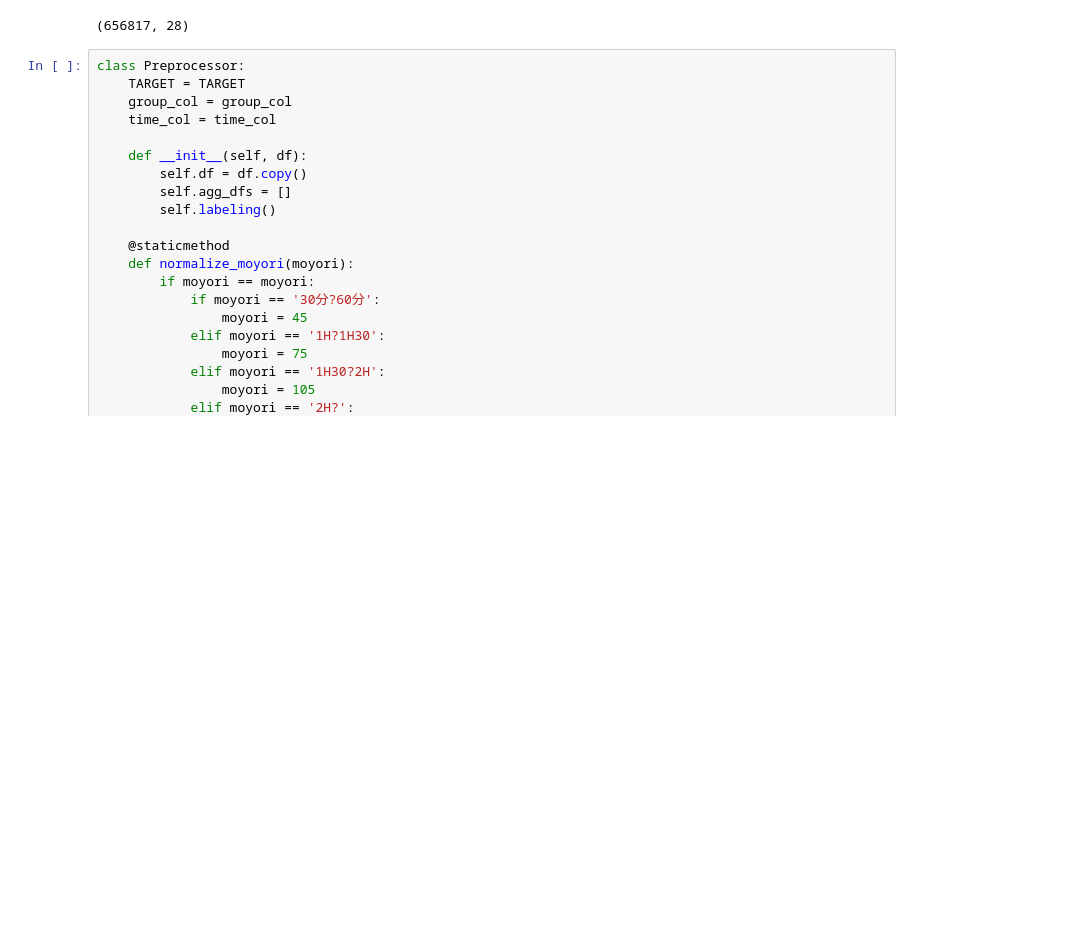
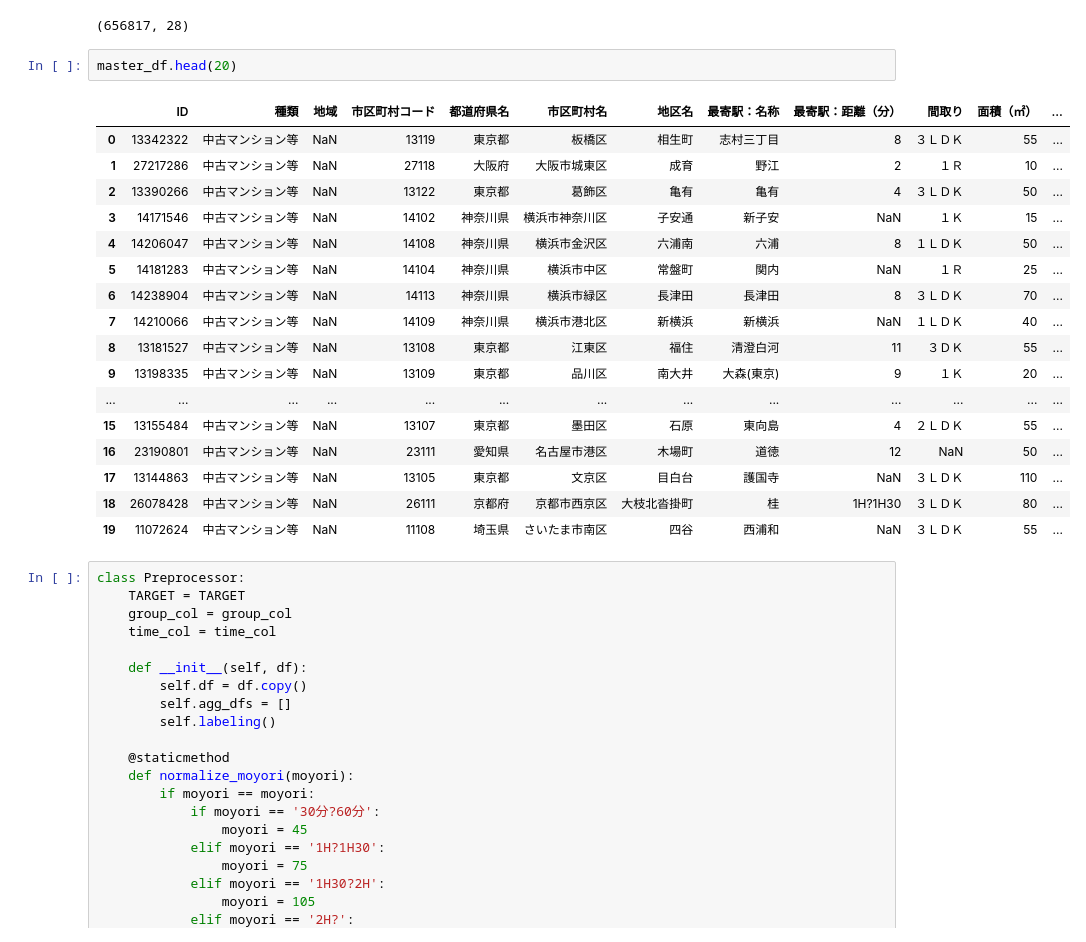
Before and after one commit to toyamaruru/cpt_training, a Jupyter notebook: app/cpt_lightGBM.ipynb, the cells around one changed output. Saved outputs shown, nothing was run; the diff lists cells and outputs as text; blank space fills up the shorter version.

```diff
--- a/app/cpt_lightGBM.ipynb
+++ b/app/cpt_lightGBM.ipynb
@@ -88,6 +69,26 @@ sub_df = pd.read_csv(BASE_PATH + 'input/sample_submission.csv')
 master_df.shape
 # %% [output]
 (656817, 28)
+# %%
+master_df.head(20)
+# %% [output]
+|  | ID | 種類 | 地域 | 市区町村コード | 都道府県名 | 市区町村名 | 地区名 | 最寄駅：名称 | 最寄駅：距離（分） | 間取り | 面積（㎡） | ... |
+| 0 | 13342322 | 中古マンション等 | NaN | 13119 | 東京都 | 板橋区 | 相生町 | 志村三丁目 | 8 | ３ＬＤＫ | 55 | ... |
+| 1 | 27217286 | 中古マンション等 | NaN | 27118 | 大阪府 | 大阪市城東区 | 成育 | 野江 | 2 | １Ｒ | 10 | ... |
+| 2 | 13390266 | 中古マンション等 | NaN | 13122 | 東京都 | 葛飾区 | 亀有 | 亀有 | 4 | ３ＬＤＫ | 50 | ... |
+| 3 | 14171546 | 中古マンション等 | NaN | 14102 | 神奈川県 | 横浜市神奈川区 | 子安通 | 新子安 | NaN | １Ｋ | 15 | ... |
+| 4 | 14206047 | 中古マンション等 | NaN | 14108 | 神奈川県 | 横浜市金沢区 | 六浦南 | 六浦 | 8 | １ＬＤＫ | 50 | ... |
+| 5 | 14181283 | 中古マンション等 | NaN | 14104 | 神奈川県 | 横浜市中区 | 常盤町 | 関内 | NaN | １Ｒ | 25 | ... |
+| 6 | 14238904 | 中古マンション等 | NaN | 14113 | 神奈川県 | 横浜市緑区 | 長津田 | 長津田 | 8 | ３ＬＤＫ | 70 | ... |
+| 7 | 14210066 | 中古マンション等 | NaN | 14109 | 神奈川県 | 横浜市港北区 | 新横浜 | 新横浜 | NaN | １ＬＤＫ | 40 | ... |
+| 8 | 13181527 | 中古マンション等 | NaN | 13108 | 東京都 | 江東区 | 福住 | 清澄白河 | 11 | ３ＤＫ | 55 | ... |
+| 9 | 13198335 | 中古マンション等 | NaN | 13109 | 東京都 | 品川区 | 南大井 | 大森(東京) | 9 | １Ｋ | 20 | ... |
+| ... | ... | ... | ... | ... | ... | ... | ... | ... | ... | ... | ... | ... |
+| 15 | 13155484 | 中古マンション等 | NaN | 13107 | 東京都 | 墨田区 | 石原 | 東向島 | 4 | ２ＬＤＫ | 55 | ... |
+| 16 | 23190801 | 中古マンション等 | NaN | 23111 | 愛知県 | 名古屋市港区 | 木場町 | 道徳 | 12 | NaN | 50 | ... |
+| 17 | 13144863 | 中古マンション等 | NaN | 13105 | 東京都 | 文京区 | 目白台 | 護国寺 | NaN | ３ＬＤＫ | 110 | ... |
+| 18 | 26078428 | 中古マンション等 | NaN | 26111 | 京都府 | 京都市西京区 | 大枝北沓掛町 | 桂 | 1H?1H30 | ３ＬＤＫ | 80 | ... |
+| 19 | 11072624 | 中古マンション等 | NaN | 11108 | 埼玉県 | さいたま市南区 | 四谷 | 西浦和 | NaN | ３ＬＤＫ | 55 | ... |
 # %%
 class Preprocessor:
     TARGET = TARGET
```
Also changed, not shown: parts of 10 cells of this notebook, 2 other files.
